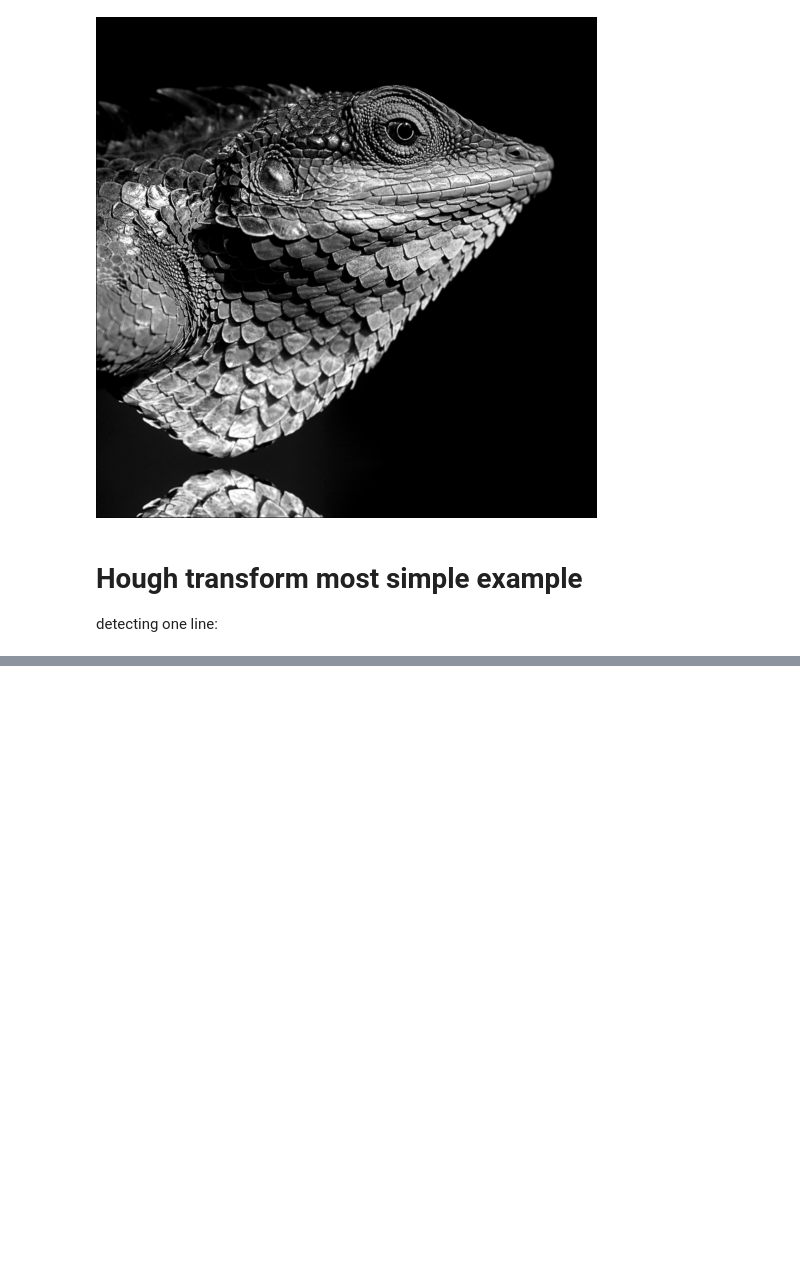
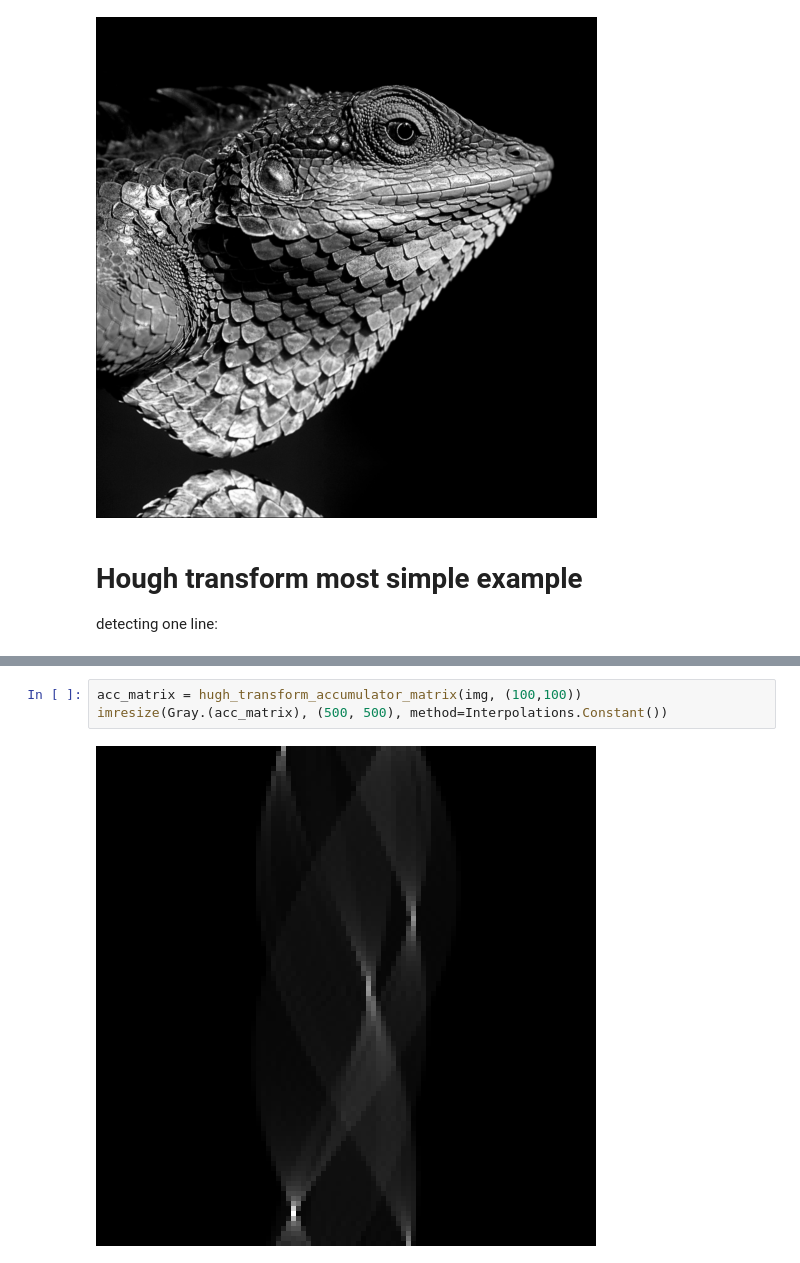
Before and after one commit to tadeohepperle/advanced_bioimage_programming, a Jupyter notebook: image_ops_julia/jl.ipynb, the cells around one changed output, grey strips where cells are left out. Cells and saved outputs as stored; diff of their text form; blank space fills up the shorter version.

```diff
--- a/image_ops_julia/jl.ipynb
+++ b/image_ops_julia/jl.ipynb
@@ -82,0 +78,5 @@ p
+# %%
+acc_matrix = hugh_transform_accumulator_matrix(img, (100,100))
+imresize(Gray.(acc_matrix), (500, 500), method=Interpolations.Constant())
+# %% [output]
+[figure, added]
```
Also changed, not shown: parts of 9 cells of this notebook, 2 other files.
